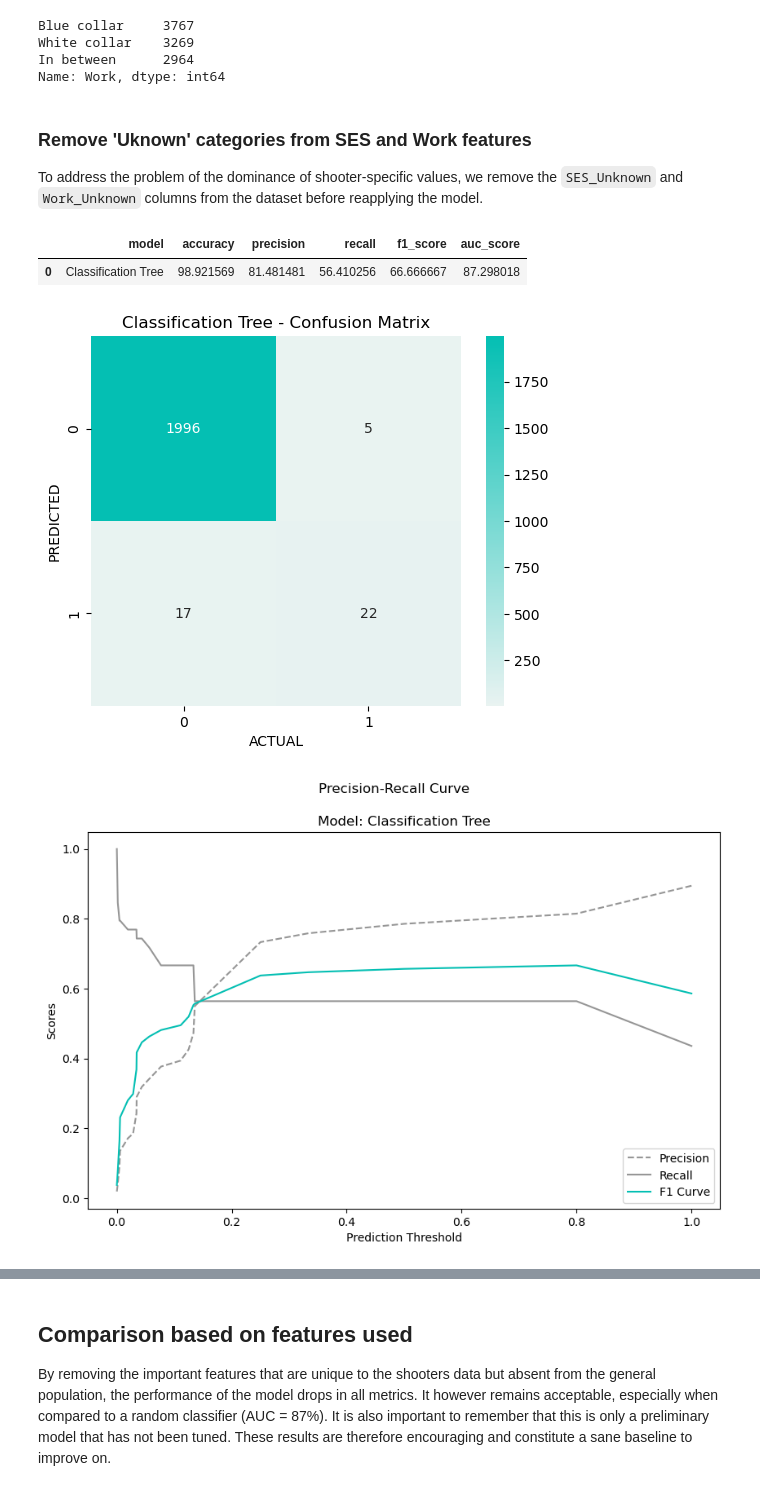
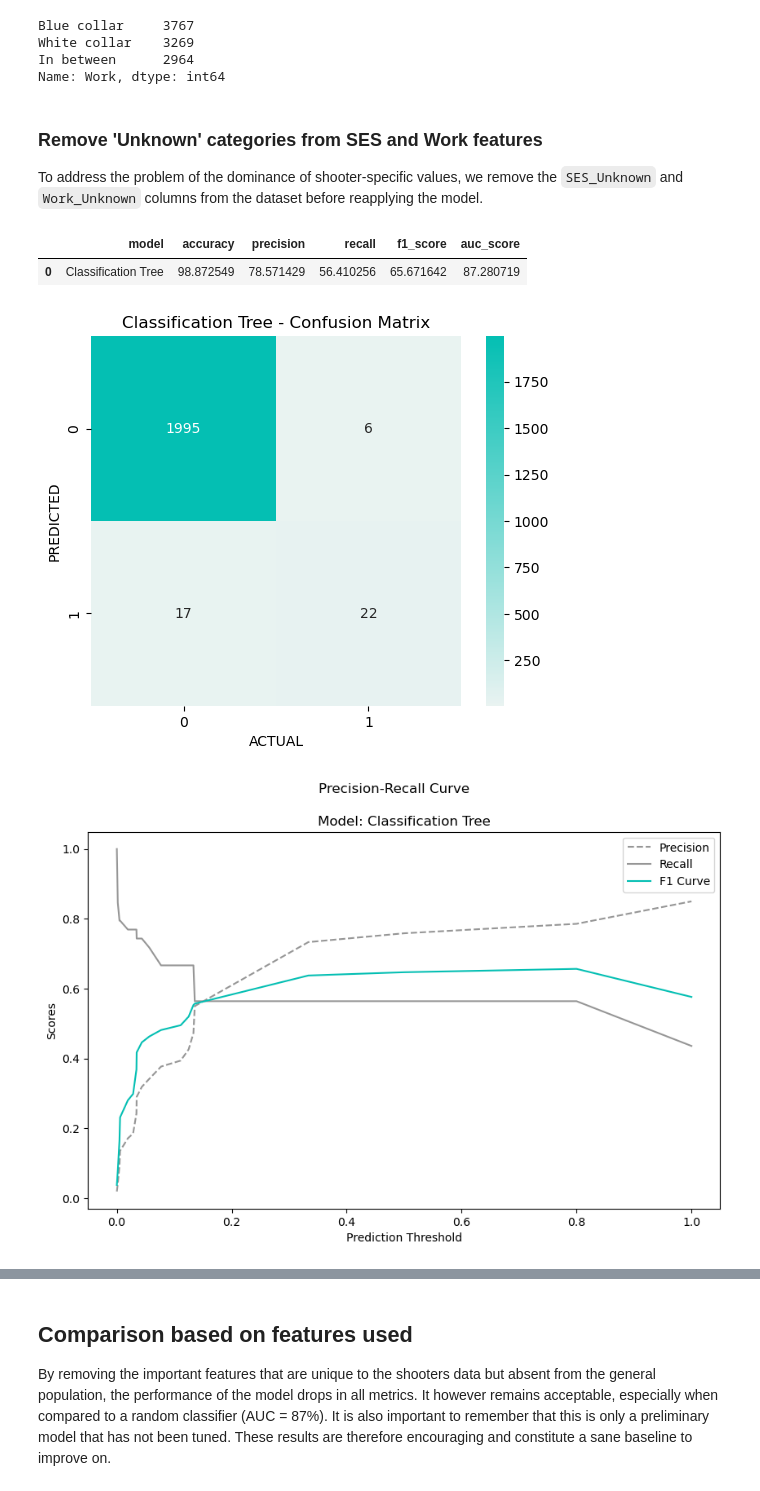
Before and after one commit to benoitchamot/Shootings, a Jupyter notebook: Model/Model_performance.ipynb, the cells around one changed output, grey strips where cells are left out. Drawn from its saved outputs; the diff is of its cells as text; code cells hidden in the pictures.

Commit message:
Complete preliminary model evaluation (feature importance and balancing)

```diff
--- a/Model/Model_performance.ipynb
+++ b/Model/Model_performance.ipynb
@@ -382,43 +372,47 @@ White collar    3269
 In between      2964
 Name: Work, dtype: int64
 # %% [markdown]
-### Remove 'Uknown' categories from SES and Work features
+### Remove 'Unknown' categories from SES and Work features
 To address the problem of the dominance of shooter-specific values, we remove the `SES_Unknown` and `Work_Unknown` columns from the dataset before reapplying the model.
 # %%
 # Remove categrories that are unique to the shooter dataset and not present in the general population dataset
 X_2 = X.drop(columns=['Work_Unknown', 'SES_Unknown', 'Education_Unknown', 'Male'])
+# %%
+# Split the data using train_test_split
+X_train, X_test, y_train, y_test = train_test_split(X_2,y,random_state=1,stratify=y, test_size=0.2)
+X_train, X_test = scale_data(X_train, X_test, False)
+# %%
+# Declare model
+model_2 = DecisionTreeClassifier(max_depth=8)
+model_2_name = 'Classification Tree'
 # %%
-# Split the data using train_test_split
-# Assign a random_state of 1 to the function
-X_train, X_test, y_train, y_test = train_test_split(X_2,y,random_state=1,stratify=y, test_size=0.2)
-X_train, X_test = scale_data(X_train, X_test, True)
-
-# Prepare and fit model
-model_2 = DecisionTreeClassifier(max_depth=8).fit(X_train, y_train)
-model_2_name = 'Classification Tree'
+# Fit model
+model_2 = model_2.fit(X_train, y_train)
 
 # Get predictions and probabilities
 y_pred_2 = model_2.predict(X_test)
 y_proba_2 = model_2.predict_proba(X_test)[:,1]
 
-# Get model performance metrix
+# Get model performance metrics
 metrics_2, pr_curve_2, roc_param_2 = model_performance_metrics(y_test, y_proba_2, y_pred_2, model_2_name)
+
+# Display model's main metrics
 display(pd.DataFrame([metrics_2]))
 
 # Compute and display confusion matrix
 model_2_cm = confusion_matrix(y_test, y_pred_2)
 show_confusion_matrix(model_2_cm, f'{model_2_name} - Confusion Matrix')
 
 # Plot Precision-Recall Curve
 plot_prcurve(pr_curve_2, model_2_name)
 
 # ROC Curve
 plot_roc_curve(roc_param_2, metrics_2, model_2_name)
 # %% [output]
 |  | model | accuracy | precision | recall | f1_score | auc_score |
-| 0 | Classification Tree | 98.921569 | 81.481481 | 56.410256 | 66.666667 | 87.298018 |
+| 0 | Classification Tree | 98.872549 | 78.571429 | 56.410256 | 65.671642 | 87.280719 |
 [figure]
-[figure, old version]
+[figure, new version]
 [figure]
 # %%
 plot_feature_importances(model_2, X_2.columns)
```
Also changed, not shown: parts of 26 cells of this notebook.
